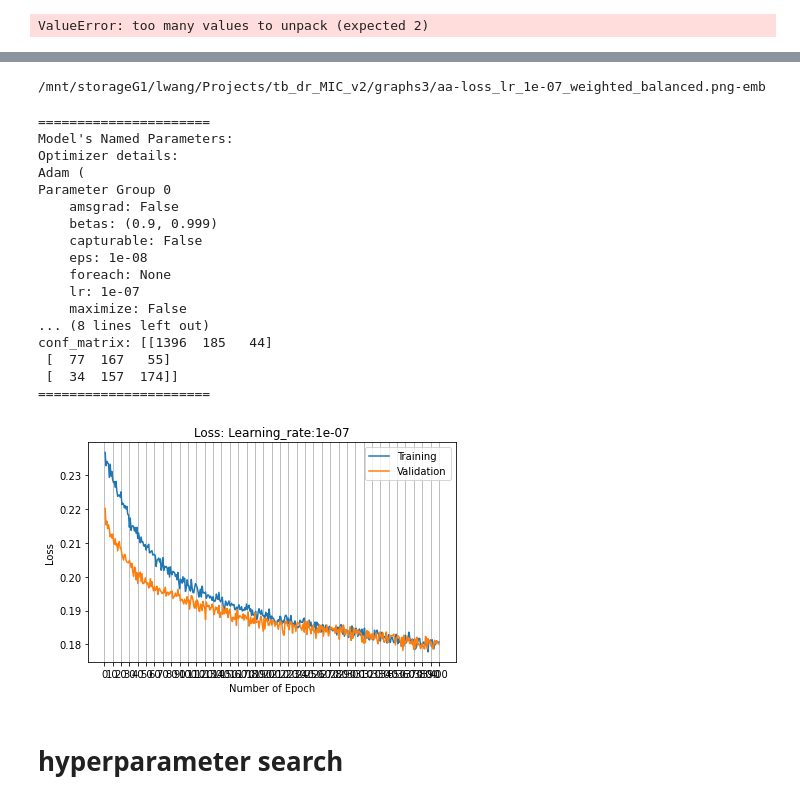
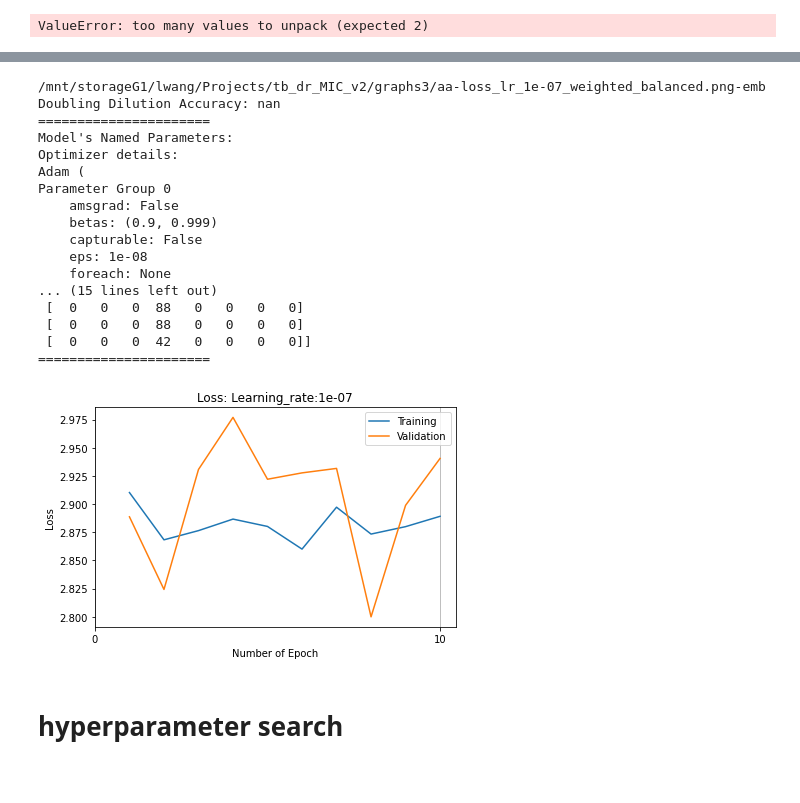
Before and after one commit to linfeng-wang/tb_dr_MIC_v2, a Jupyter notebook: nn_emb_mlse.ipynb, the cells around one changed output, grey strips where cells are left out. Saved outputs shown, nothing was run; the diff lists cells and outputs as text; code cells hidden in the pictures.

Commit message:
new models added

```diff
--- a/nn_emb_mlse.ipynb
+++ b/nn_emb_mlse.ipynb
@@ -647,7 +663,7 @@ for e in tqdm(range(1, epoch+1)):
             test_batch_loss.append(loss_test)
         test_epoch_loss.append(torch.mean(torch.stack(test_batch_loss)).detach().cpu().numpy())
 
-    if epoch % 20 == 0:
+    if e % 20 == 0:
         print(f'Epoch {e}')
         print(f"Training loss: {torch.mean(torch.stack(train_batch_loss)).detach().cpu().numpy()}")
         print(f"Validation loss: {torch.mean(torch.stack(test_batch_loss)).detach().cpu().numpy()}")
@@ -721,7 +717,7 @@ fig.savefig(f'/mnt/storageG1/lwang/Projects/tb_dr_MIC_v2/graphs3/aa-loss_lr_{lr}
 print(f'/mnt/storageG1/lwang/Projects/tb_dr_MIC_v2/graphs3/aa-loss_lr_{lr}_weighted_balanced.png-emb')
 
 #%%
-testing_dataset = Dataset(test_data, test_target, one_hot_dtype=torch.float, transform=False)
+testing_dataset = Dataset(test_data, test_target, transform=False)
 testing_loader1 = DataLoader(dataset=testing_dataset, batch_size=1, collate_fn=collate_padded_batch, num_workers=1, shuffle=True, drop_last=True)
 
 model.eval()  # For inference
@@ -739,6 +735,18 @@ with torch.no_grad():
         pred_list.append(np.argmax(pred.detach().cpu().numpy()))
         target_list.append(y_test.detach().cpu().numpy())
 target_list = np.array(target_list).flatten()
+
+
+#gathering double dilution prediction accuracy
+
+def is_within_doubling_dilution(pred, target):
+    _ = [-4, -3., -2., -1.,  0.,  1.,  2.,  3.,  4, 5]
+    index = [i for i, x in enumerate(_) if x == target][0]
+    return (_[index-1] <= pred <= _[index+1])
+
+# Calculate accuracy based on doubling dilution criterion
+doubling_dilution_accuracy = np.mean([is_within_doubling_dilution(pred, true) for pred, true in zip(test_predictions, val_targets)])
+print("Doubling Dilution Accuracy:", doubling_dilution_accuracy)
 
 
 import numpy as np
@@ -776,51 +784,50 @@ def calculate_metrics(true_labels, predictions):
 
     return accuracy, f1, conf_matrix, mae
 
 # Example usage
 # true_labels = [0, 1, 2, 1, 0, 2, 1, 0]
 # predictions = [0, 2, 2, 1, 0, 0, 1, 0]
 
 accuracy, f1, conf_matrix, mae = calculate_metrics(target_list, pred_list)
 
 print("======================")
 print("Model's Named Parameters:")
 # for name, param in model.named_parameters():
 #     print(f"Name: {name}")
 #     print(f"Shape: {param.size()}")
 #     print(f"Requires grad: {param.requires_grad}")
 #     print('-----')
 print("Optimizer details:")
 print(optimizer)
 for param_group in optimizer.param_groups:
     print("Learning rate:", param_group['lr'])
     print("Weight decay:", param_group.get('weight_decay', 'Not set'))
 
 print("======================")
 print(f"Accuracy: {accuracy}")
 print(f"Mae: {mae}")
 print(f"F1 Score: {f1}")
 print(f"conf_matrix: {conf_matrix}")
 print("======================")
 # %% [output]
 /mnt/storageG1/lwang/Projects/tb_dr_MIC_v2/graphs3/aa-loss_lr_1e-07_weighted_balanced.png-emb
+Doubling Dilution Accuracy: nan
+======================
+Model's Named Parameters:
+Optimizer details:
+Adam (
+Parameter Group 0
+    amsgrad: False
+    betas: (0.9, 0.999)
+    capturable: False
+    eps: 1e-08
+    foreach: None
+... (15 lines left out)
+ [  0   0   0  88   0   0   0   0]
+ [  0   0   0  88   0   0   0   0]
+ [  0   0   0  42   0   0   0   0]]
+======================
-======================
-Model's Named Parameters:
-Optimizer details:
-Adam (
-Parameter Group 0
-    amsgrad: False
-    betas: (0.9, 0.999)
-    capturable: False
-    eps: 1e-08
-    foreach: None
-    lr: 1e-07
-    maximize: False
-... (8 lines left out)
-conf_matrix: [[1396  185   44]
- [  77  167   55]
- [  34  157  174]]
-======================
-[figure, old version]
+[figure, new version]
 # %% [markdown]
 # hyperparameter search
 # %%
```
Also changed, not shown: parts of 7 cells of this notebook, 36 other files.
